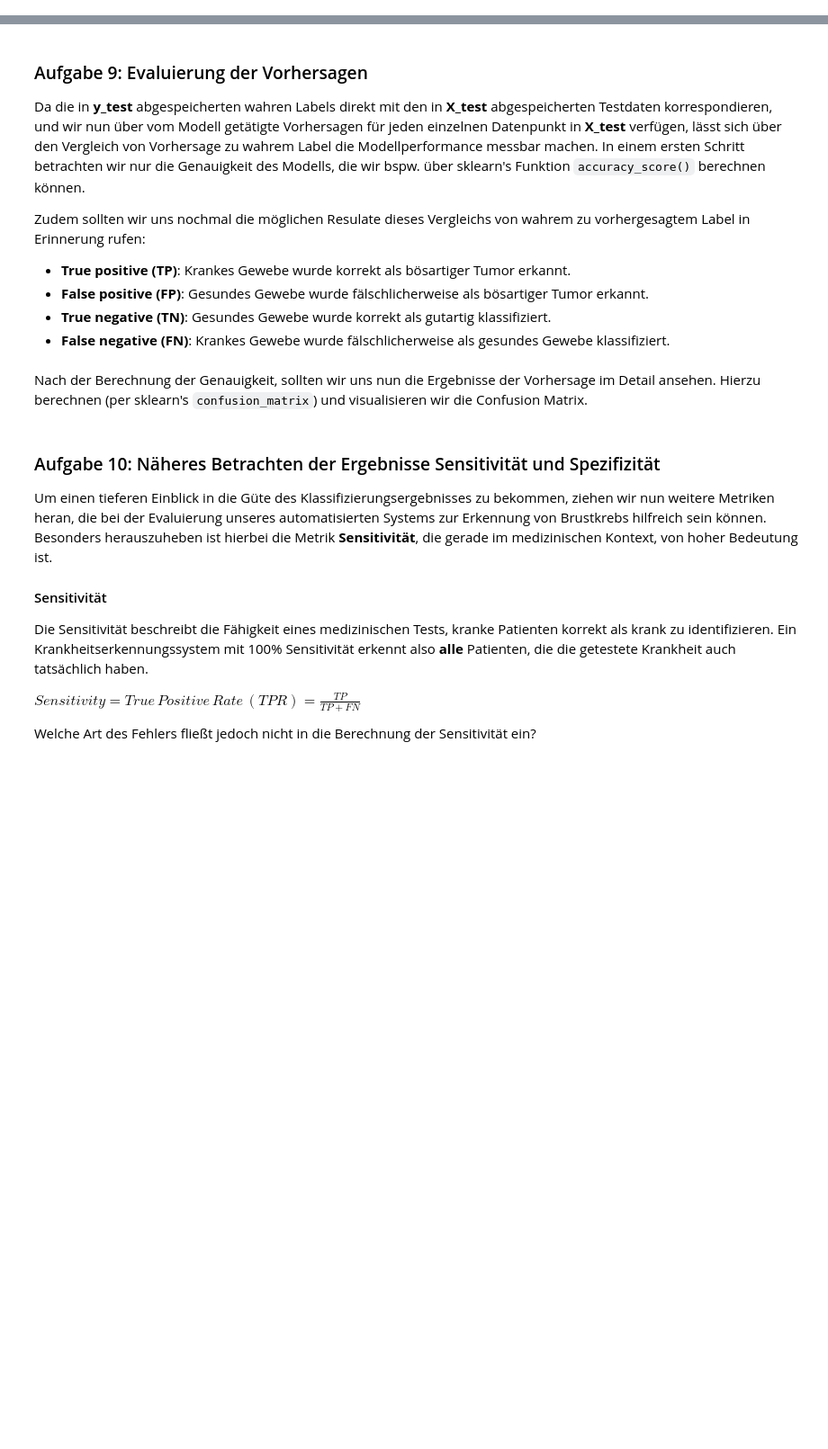
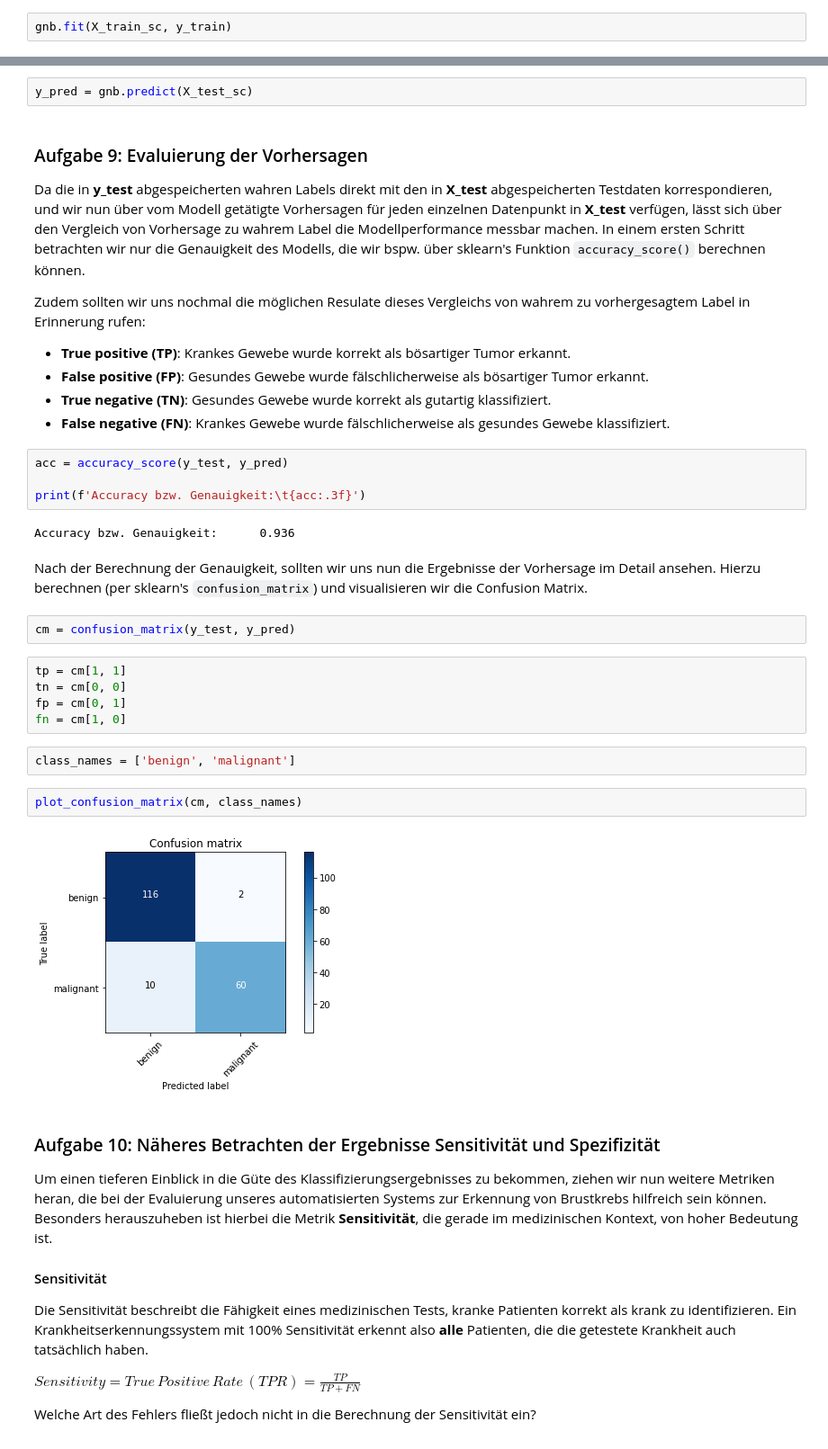
Before and after one commit to mschirl/bc-workshop-data-science, a Jupyter notebook: 03_Introduction_Modeling/03_Task_BreastCancerClassification.ipynb, the cells around one changed output, grey strips where cells are left out. Shown at 90% size. Saved outputs shown, nothing was run; the diff lists cells and outputs as text; blank space fills up the shorter version.

```diff
--- a/03_Introduction_Modeling/03_Task_BreastCancerClassification.ipynb
+++ b/03_Introduction_Modeling/03_Task_BreastCancerClassification.ipynb
@@ -125,0 +350,2 @@ Das eigentliche Training wird über den Aufruf der Methode `fit()` gestartet, wo
+# %%
+gnb.fit(X_train_sc, y_train)
@@ -126,6 +354,8 @@ Das eigentliche Training wird über den Aufruf der Methode `fit()` gestartet, wo
 # %% [markdown]
 ### Aufgabe 8: Das trainierte Modell auf die Testdaten anwenden
 Ein Aufruf der Methode `predict()` ermöglicht es uns nun, unser trainiertes Gaussian Naive Bayes Modell auf ungesehene Daten anzuwenden. Gut, dass wir einen Teil der Inputdaten bereits beiseite gelegt haben, welche in **X_test** abgespeichert sind. Dabei gibt die Methode `predict()`, angewandt auf **X_test**, nun Vorhersagen für jeden einzelnen Datenpunkt in **X_test** zurück.
+# %%
+y_pred = gnb.predict(X_test_sc)
 # %% [markdown]
 ### Aufgabe 9: Evaluierung der Vorhersagen
 Da die in **y_test** abgespeicherten wahren Labels direkt mit den in **X_test** abgespeicherten Testdaten korrespondieren, und wir nun über vom Modell getätigte Vorhersagen für jeden einzelnen Datenpunkt in **X_test** verfügen, lässt sich über den Vergleich von Vorhersage zu wahrem Label die Modellperformance messbar machen. In einem ersten Schritt betrachten wir nur die Genauigkeit des Modells, die wir bspw. über sklearn's Funktion `accuracy_score()` berechnen können.
@@ -136,8 +366,27 @@ Zudem sollten wir uns nochmal die möglichen Resulate dieses Vergleichs von wahr
 - **False positive (FP)**: Gesundes Gewebe wurde fälschlicherweise als bösartiger Tumor erkannt.
 - **True negative (TN)**: Gesundes Gewebe wurde korrekt als gutartig klassifiziert.
 - **False negative (FN)**: Krankes Gewebe wurde fälschlicherweise als gesundes Gewebe klassifiziert.
+# %%
+acc = accuracy_score(y_test, y_pred)
+
+print(f'Accuracy bzw. Genauigkeit:\t{acc:.3f}')
+# %% [output]
+Accuracy bzw. Genauigkeit:      0.936
 # %% [markdown]
 Nach der Berechnung der Genauigkeit, sollten wir uns nun die Ergebnisse der Vorhersage im Detail ansehen. Hierzu berechnen (per sklearn's `confusion_matrix`) und visualisieren wir die Confusion Matrix.
+# %%
+cm = confusion_matrix(y_test, y_pred)
+# %%
+tp = cm[1, 1]
+tn = cm[0, 0]
+fp = cm[0, 1]
+fn = cm[1, 0]
+# %%
+class_names = ['benign', 'malignant']
+# %%
+plot_confusion_matrix(cm, class_names)
+# %% [output]
+[figure, added]
 # %% [markdown]
 ### Aufgabe 10: Näheres Betrachten der Ergebnisse Sensitivität und Spezifizität
 
```
Also changed, not shown: parts of 39 cells of this notebook, 1 other file.
